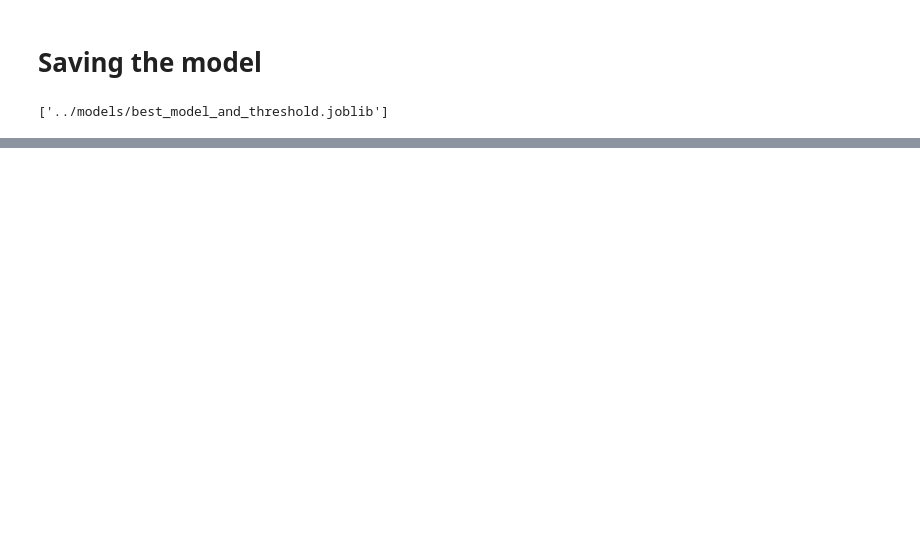
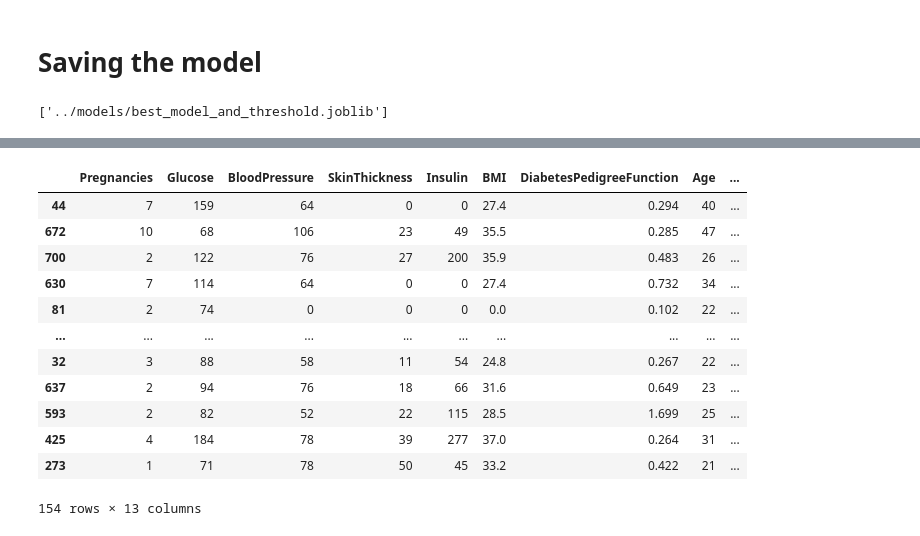
Before and after one commit to abdulazeemsodimu/diabetes_prediction, a Jupyter notebook: notebooks/modelling v2.ipynb, the cells around one changed output, grey strips where cells are left out. Saved outputs shown, nothing was run; the diff lists cells and outputs as text; code cells hidden in the pictures; blank space fills up the shorter version.

```diff
--- a/notebooks/modelling v2.ipynb
+++ b/notebooks/modelling v2.ipynb
@@ -642,0 +703,16 @@ dump(artifact, '../models/best_model_and_threshold.joblib')
+# %%
+X_test_with_info
+# %% [output]
+|  | Pregnancies | Glucose | BloodPressure | SkinThickness | Insulin | BMI | DiabetesPedigreeFunction | Age | ... |
+| 44 | 7 | 159 | 64 | 0 | 0 | 27.4 | 0.294 | 40 | ... |
+| 672 | 10 | 68 | 106 | 23 | 49 | 35.5 | 0.285 | 47 | ... |
+| 700 | 2 | 122 | 76 | 27 | 200 | 35.9 | 0.483 | 26 | ... |
+| 630 | 7 | 114 | 64 | 0 | 0 | 27.4 | 0.732 | 34 | ... |
+| 81 | 2 | 74 | 0 | 0 | 0 | 0.0 | 0.102 | 22 | ... |
+| ... | ... | ... | ... | ... | ... | ... | ... | ... | ... |
+| 32 | 3 | 88 | 58 | 11 | 54 | 24.8 | 0.267 | 22 | ... |
+| 637 | 2 | 94 | 76 | 18 | 66 | 31.6 | 0.649 | 23 | ... |
+| 593 | 2 | 82 | 52 | 22 | 115 | 28.5 | 1.699 | 25 | ... |
+| 425 | 4 | 184 | 78 | 39 | 277 | 37.0 | 0.264 | 31 | ... |
+| 273 | 1 | 71 | 78 | 50 | 45 | 33.2 | 0.422 | 21 | ... |
+154 rows × 13 columns
```
Also changed, not shown: parts of 23 cells of this notebook, 4 other files.
